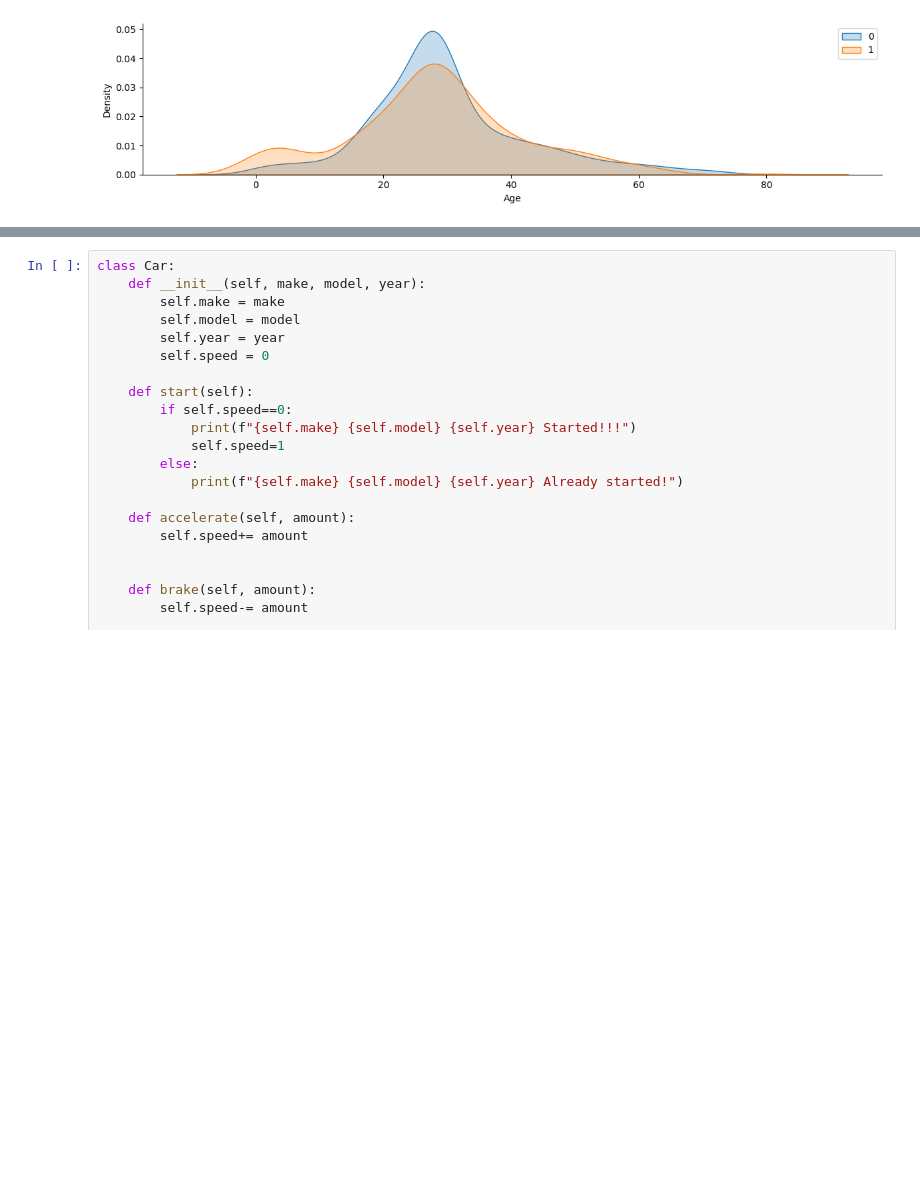
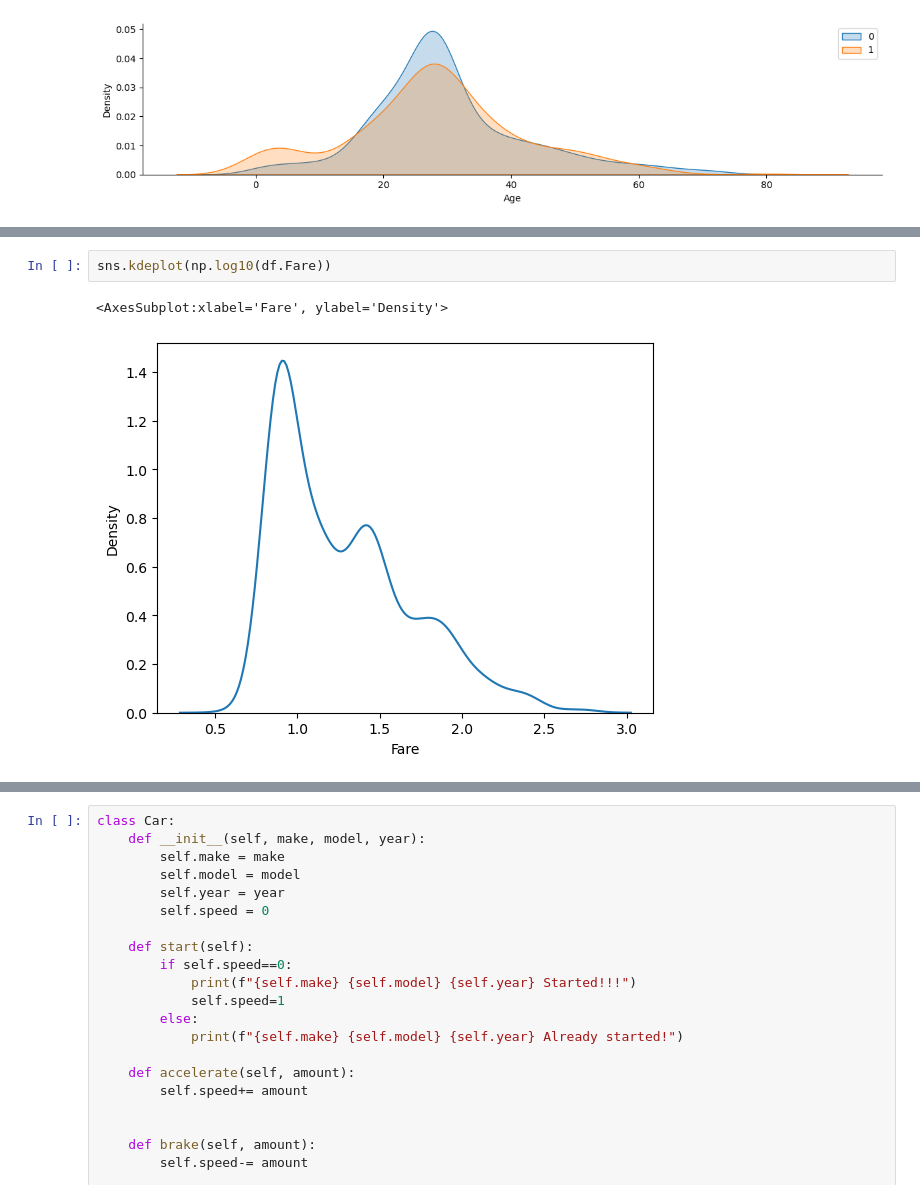
Before and after one commit to kazeemolaitanmusbau/Instructing--folder, a Jupyter notebook: Untitled.ipynb, the cells around one changed output, grey strips where cells are left out. Drawn from its saved outputs; the diff is of its cells as text; blank space fills up the shorter version.

```diff
--- a/Untitled.ipynb
+++ b/Untitled.ipynb
@@ -273,0 +279,5 @@ sns.boxplot(data=df, x="Sex", y="Age")
+# %%
+sns.kdeplot(np.log10(df.Fare))
+# %% [output]
+<AxesSubplot:xlabel='Fare', ylabel='Density'>
+[figure, added]
```
Also changed, not shown: parts of 8 cells of this notebook.
